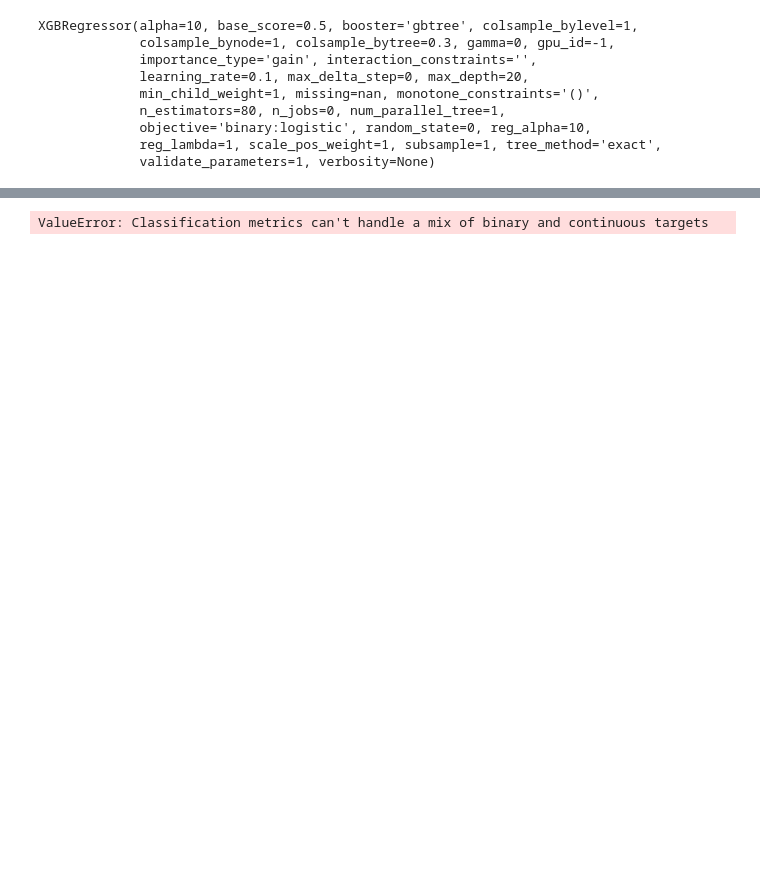
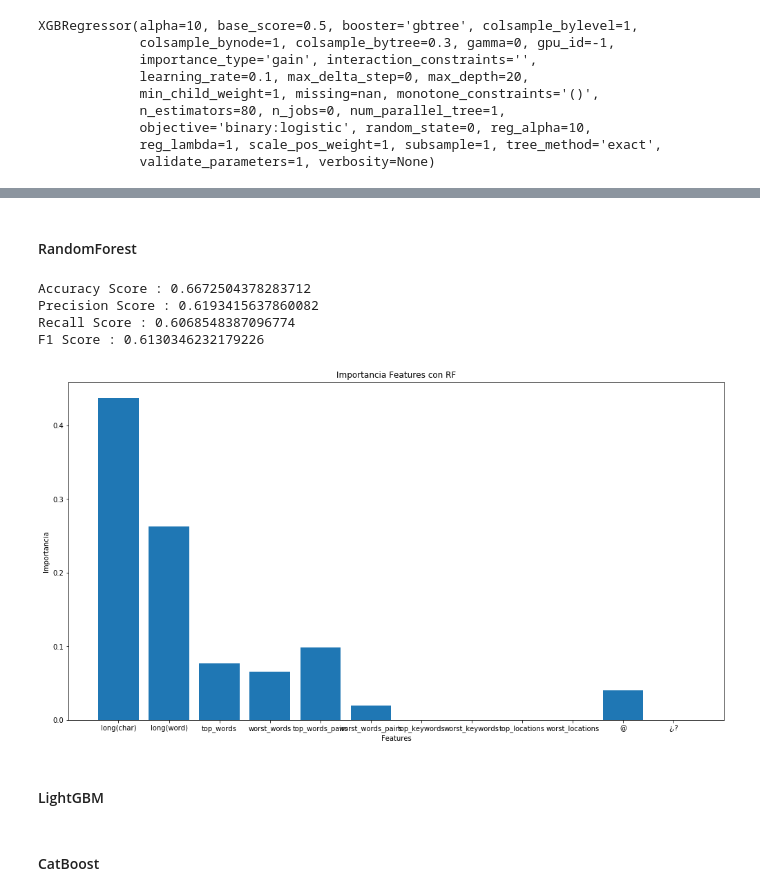
Before and after one commit to RiedelNicolas/TP2-Organizacion-de-Datos, a Jupyter notebook: modelo_1.ipynb, the cells around one changed output, grey strips where cells are left out. Saved outputs shown, nothing was run; the diff lists cells and outputs as text; code cells hidden in the pictures; blank space fills up the shorter version.

Commit message:
Puebo otros algoritmos en primer modelo

```diff
--- a/modelo_1.ipynb
+++ b/modelo_1.ipynb
@@ -318,12 +335,45 @@ F1 Score : 0.613365155131265
 # %%
-params = {
-        'min_child_weight': [1, 5, 10],
-        'gamma': [0.5, 1, 1.5, 2, 5],
-        'subsample': [0.6, 0.8, 1.0],
-        'colsample_bytree': [0.6, 0.8, 1.0],
-        'max_depth': [3, 4, 5]
-        }
-grid_acc = GridSearchCV(xg_reg, param_grid = params,scoring = 'recall')
-grid_acc.fit(X_train, y_train)
+# params = {
+#         'min_child_weight': [1, 5, 10],
+#         'gamma': [0.5, 1, 1.5, 2, 5],
+#         'subsample': [0.6, 0.8, 1.0],
+#         'colsample_bytree': [0.2, 0.3, 0.4],
+#         'max_depth': [10, 15, 20]
+#         }
+# grid_acc = GridSearchCV(xg_reg, param_grid = params)
+# grid_acc.fit(X_train, y_train)
+# y_pred_acc = grid_acc.predict(X_test)
+
+# # New Model Evaluation metrics
+# print('Accuracy Score : ' + str(accuracy_score(y_test,y_pred_acc.round())))
+# print('Precision Score : ' + str(precision_score(y_test,y_pred_acc.round())))
+# print('Recall Score : ' + str(recall_score(y_test,y_pred_acc.round())))
+# print('F1 Score : ' + str(f1_score(y_test,y_pred_acc.round())))
-# %% [output]
-ValueError: Classification metrics can't handle a mix of binary and continuous targets
+# %% [markdown]
+#### RandomForest
+# %%
+rf_model = RandomForestRegressor(random_state=13, n_estimators=80, max_depth=20)
+rf_model.fit(X_train, y_train)
+preds = rf_model.predict(X_test)
+
+print('Accuracy Score : ' + str(accuracy_score(y_test,preds.round())))
+print('Precision Score : ' + str(precision_score(y_test,preds.round())))
+print('Recall Score : ' + str(recall_score(y_test,preds.round())))
+print('F1 Score : ' + str(f1_score(y_test,preds.round())))
+# %% [output]
+Accuracy Score : 0.6672504378283712
+Precision Score : 0.6193415637860082
+Recall Score : 0.6068548387096774
+F1 Score : 0.6130346232179226
+# %%
+rf_model.feature_importances_
+plt.figure(figsize=(17,9))
+plt.bar(X_train.columns, rf_model.feature_importances_)
+plt.xlabel('Features')
+plt.ylabel('Importancia')
+plt.title('Importancia Features con RF')
+plt.show()
+# %% [output]
+[figure, added]
+# %% [markdown]
+#### LightGBM
@@ -329,0 +403,2 @@ ValueError: Classification metrics can't handle a mix of binary and continuous t
+# %% [markdown]
+#### CatBoost
```
Also changed, not shown: parts of 7 cells of this notebook, 4 other files.
